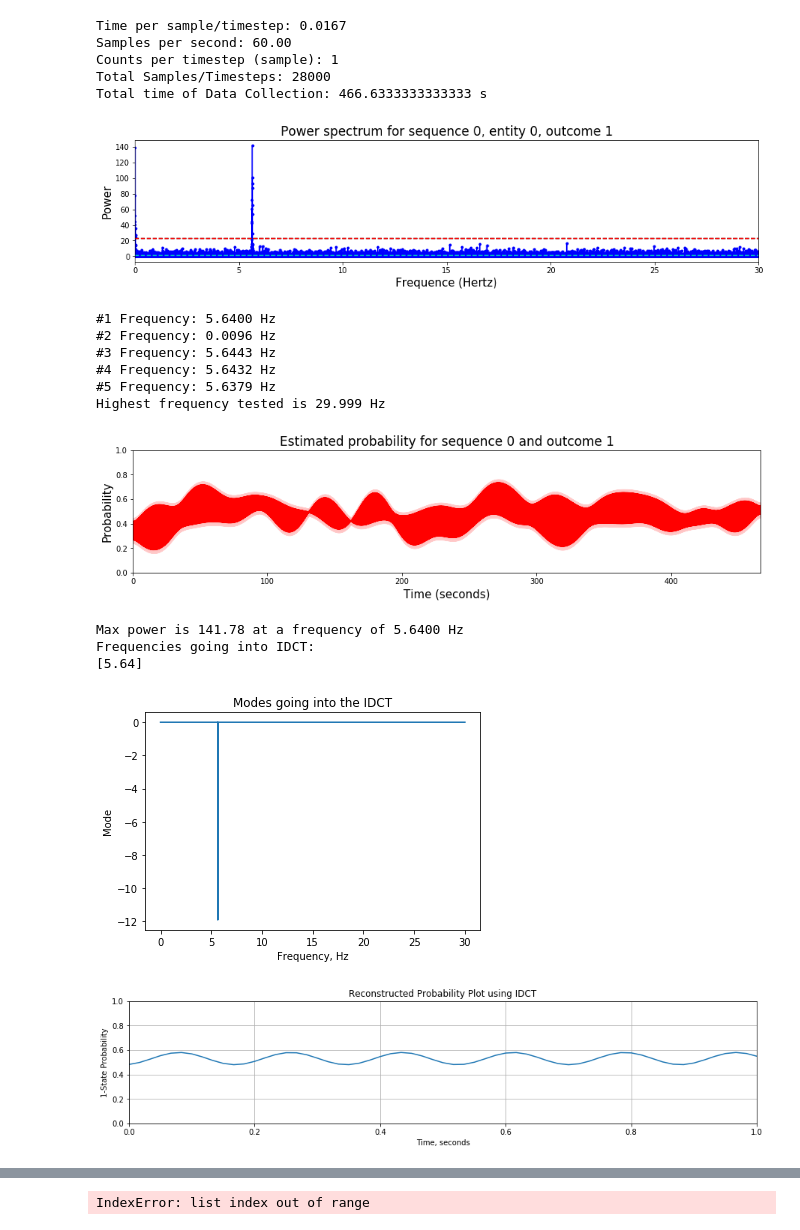
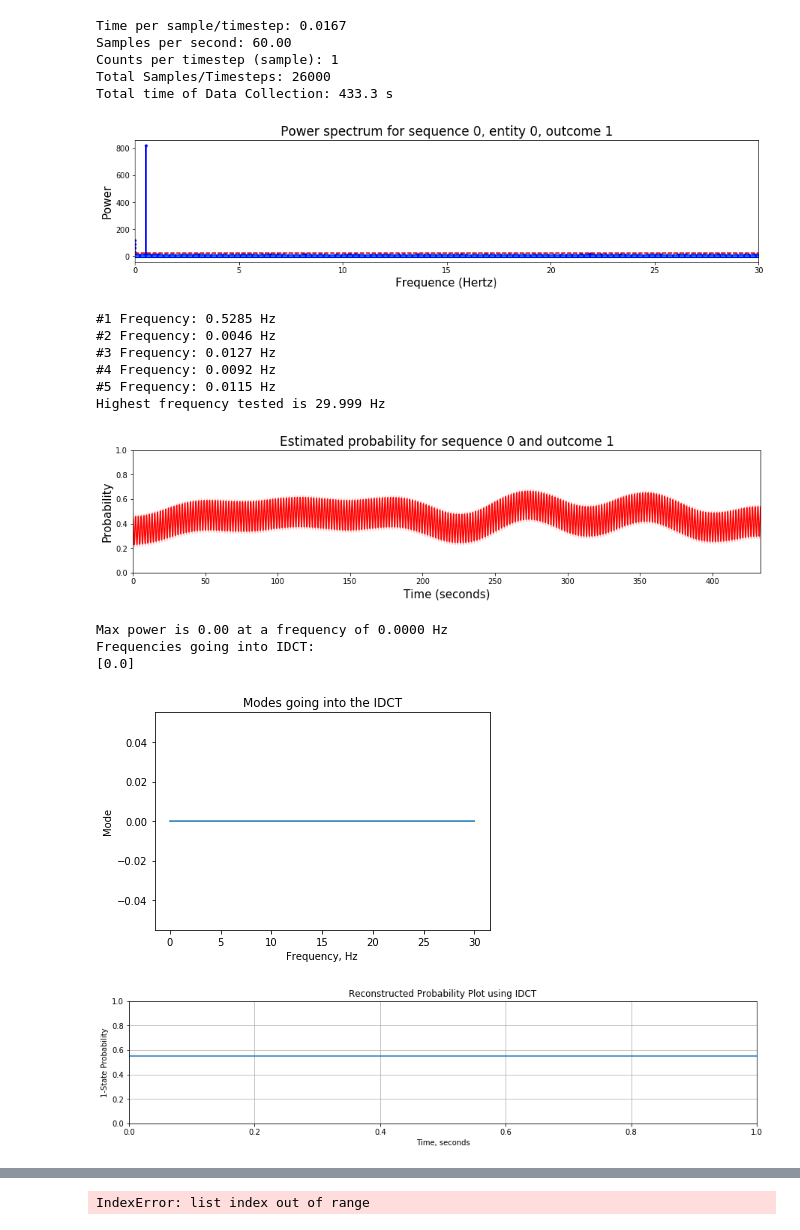
Before and after one commit to garretts-hub/GST_Work, a Jupyter notebook: Drift Analysis with Real Data.ipynb, the cells around one changed output, grey strips where cells are left out. Saved outputs shown, nothing was run; the diff lists cells and outputs as text; code cells hidden in the pictures.

Commit message:
New IDCT Method with Real Data file

```diff
--- a/Drift Analysis with Real Data.ipynb
+++ b/Drift Analysis with Real Data.ipynb
@@ -17,7 +17,7 @@ data_option = 3
 #For reading in experimental data: enter here
 if data_option == 2 or data_option == 3:
     base = "N:/Programs/Ions Share/Gate-Set Tomography/DriftAnalysis/PrelimData/"
-    name = '2018_08_20/2018_08_20_1041_51_DRIFT' #specify date_folder/txt_file_name
+    name = '2018_08_20/2018_08_20_1033_29_DRIFT' #specify date_folder/txt_file_name
     file_loc = base + name + ".txt"
     time_per_sample = 1/60 #seconds, only necessary if you're doing the merge lines
     savepath = None
@@ -43,41 +43,41 @@ nSamples = len(ones_count_array)
 print("Total Samples/Timesteps: {}".format(nSamples))
 print("Total time of Data Collection: {} s".format(timestamp_array[len(timestamp_array) - 1] - timestamp_array[0]))
 drifted = drift.do_basic_drift_characterization(ones_count_array, counts=nCounts, timestep=time_per_sample,timestamps=timestamp_array, verbosity=0)
 drifted.plot_power_spectrum(sequence=0, entity=0, outcome=1, savepath=savepath)
 
 #analyze the frequency-power spectrum
 frequencies = list(drifted.frequencies)
 power_spectrum = list(drifted.pspepo_power_spectrum[0,0,1,:])
 sorted_groups = create_sorted_tuples(frequencies, power_spectrum)
 num_points = 5
 for i in range(num_points):
     print("#{} Frequency: {:.4f} Hz".format(i+1, sorted_groups[i][0]))
 #print("Spacing is {:.4f} Hz".format(frequencies[1]-frequencies[0]))
 print("Highest frequency tested is {:.3f} Hz".format(frequencies[len(frequencies) - 1]))
 
 if save:
     with open(base + name + "_Merged_Bitstring_Top_Freqs.txt","w") as out:
         out.write("Time per sample/timestep: {:.4f}\n".format(time_per_sample))
         out.write("Samples per second: {:.2f}\n\n".format(1/time_per_sample))
         for i in range(num_points):
             out.write("#{} Frequency: {:.3f} Hz\n".format(i+1, sorted_groups[i][0]))
 
     with open(base + name + "_Merged_Bitstring_All_Output.txt","w") as out:
         out.write("Frequency(Hz)\tPower(a.u.)\n")
         for i in range(len(frequencies)):
             out.write("{}\t{}\n".format(frequencies[i], power_spectrum[i]))
 # %% [output]
 Time per sample/timestep: 0.0167
 Samples per second: 60.00
 Counts per timestep (sample): 1
-Total Samples/Timesteps: 28000
-Total time of Data Collection: 466.6333333333333 s
+Total Samples/Timesteps: 26000
+Total time of Data Collection: 433.3 s
-[figure, old version]
+[figure, new version]
-#1 Frequency: 5.6400 Hz
-#2 Frequency: 0.0096 Hz
-#3 Frequency: 5.6443 Hz
-#4 Frequency: 5.6432 Hz
-#5 Frequency: 5.6379 Hz
+#1 Frequency: 0.5285 Hz
+#2 Frequency: 0.0046 Hz
+#3 Frequency: 0.0127 Hz
+#4 Frequency: 0.0092 Hz
+#5 Frequency: 0.0115 Hz
 Highest frequency tested is 29.999 Hz
 # %%
 ######### Trying to extract more information out of the pyGSTi IDCT
@@ -159,9 +159,9 @@ plt.xlim(0, 1)#times[-1])
 plt.plot(times, my_reconstruction)
 plt.show()
 # %% [output]
-[figure, old version]
+[figure, new version]
-Max power is 141.78 at a frequency of 5.6400 Hz
+Max power is 0.00 at a frequency of 0.0000 Hz
 Frequencies going into IDCT:
-[5.64]
+[0.0]
-[figure, old version]
+[figure, new version]
-[figure, old version]
+[figure, new version]
```
Also changed, not shown: parts of 1 cell of this notebook, 3 other files.
